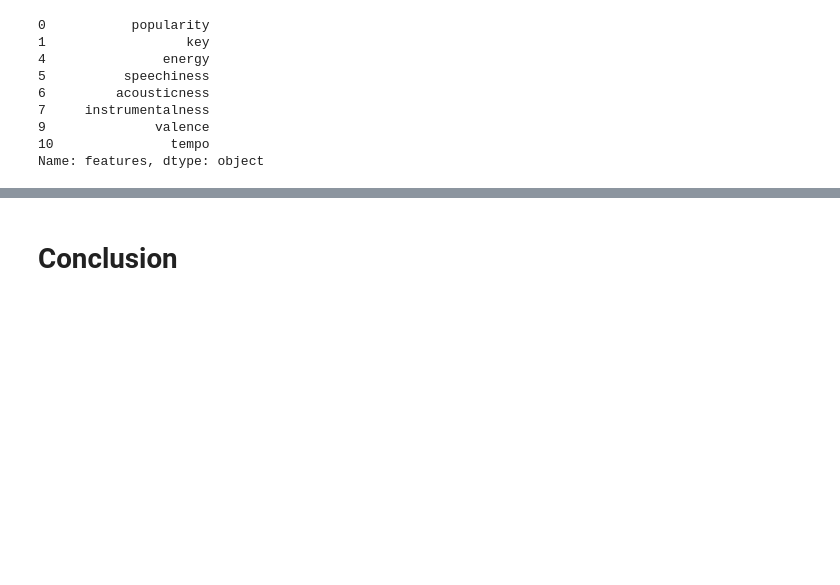
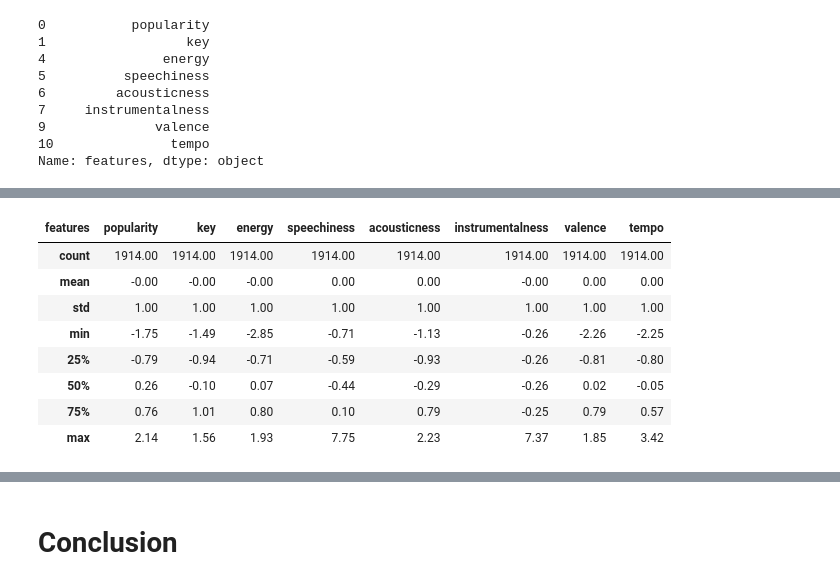
Before and after one commit to marcelodof/spotify-playlist-manager, a Jupyter notebook: notebook/PlaylistManagerNotebook.ipynb, the cells around one changed output, grey strips where cells are left out. Drawn from its saved outputs; the diff is of its cells as text; code cells hidden in the pictures; blank space fills up the shorter version.

```diff
--- a/notebook/PlaylistManagerNotebook.ipynb
+++ b/notebook/PlaylistManagerNotebook.ipynb
@@ -120,11 +149,9 @@ plt.show()
 # %%
-from sklearn.feature_selection import chi2
+# Getting Dataset
+df_features = df_raw[features].copy()
+df_labels = df_raw['label'].copy()
 
-# Getting Dataset
-df_features_entire = df_raw[features].copy()
-df_labels_entire = df_raw['label'].copy()
-
-score, pvalues = chi2(df_features_entire, df_labels_entire)
+score, pvalues = chi2(df_features, df_labels)
 
 df_feature_selection = pd.DataFrame()
 df_feature_selection['features'] = features
@@ -162,0 +195,14 @@ Name: features, dtype: object
+# %%
+ss = StandardScaler()
+df_features_scalled = pd.DataFrame(ss.fit_transform(df_raw[selected_features]), columns=[selected_features])
+df_features_scalled.describe()
+# %% [output]
+| features | popularity | key | energy | speechiness | acousticness | instrumentalness | valence | tempo |
+| count | 1914.00 | 1914.00 | 1914.00 | 1914.00 | 1914.00 | 1914.00 | 1914.00 | 1914.00 |
+| mean | -0.00 | -0.00 | -0.00 | 0.00 | 0.00 | -0.00 | 0.00 | 0.00 |
+| std | 1.00 | 1.00 | 1.00 | 1.00 | 1.00 | 1.00 | 1.00 | 1.00 |
+| min | -1.75 | -1.49 | -2.85 | -0.71 | -1.13 | -0.26 | -2.26 | -2.25 |
+| 25% | -0.79 | -0.94 | -0.71 | -0.59 | -0.93 | -0.26 | -0.81 | -0.80 |
+| 50% | 0.26 | -0.10 | 0.07 | -0.44 | -0.29 | -0.26 | 0.02 | -0.05 |
+| 75% | 0.76 | 1.01 | 0.80 | 0.10 | 0.79 | -0.25 | 0.79 | 0.57 |
+| max | 2.14 | 1.56 | 1.93 | 7.75 | 2.23 | 7.37 | 1.85 | 3.42 |
```
Also changed, not shown: parts of 19 cells of this notebook.
